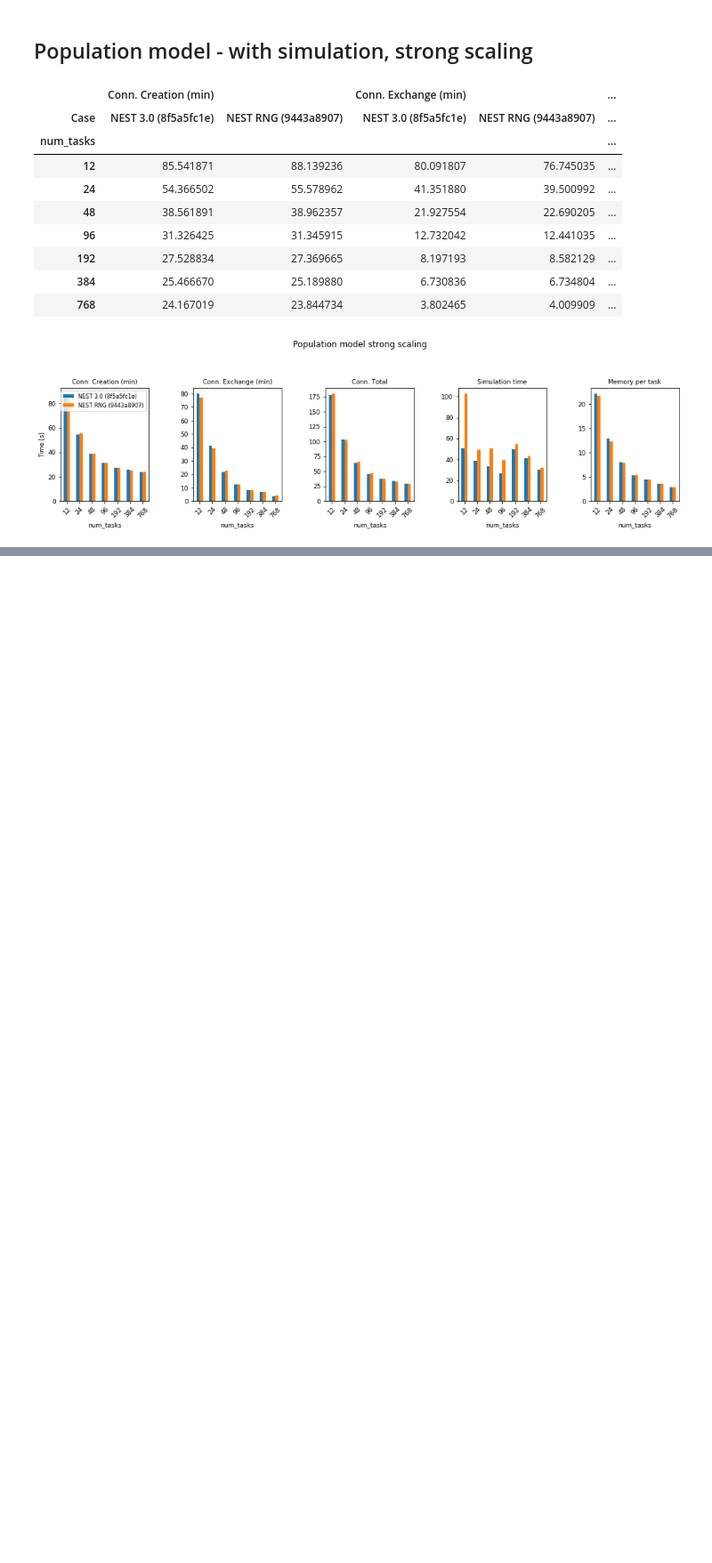
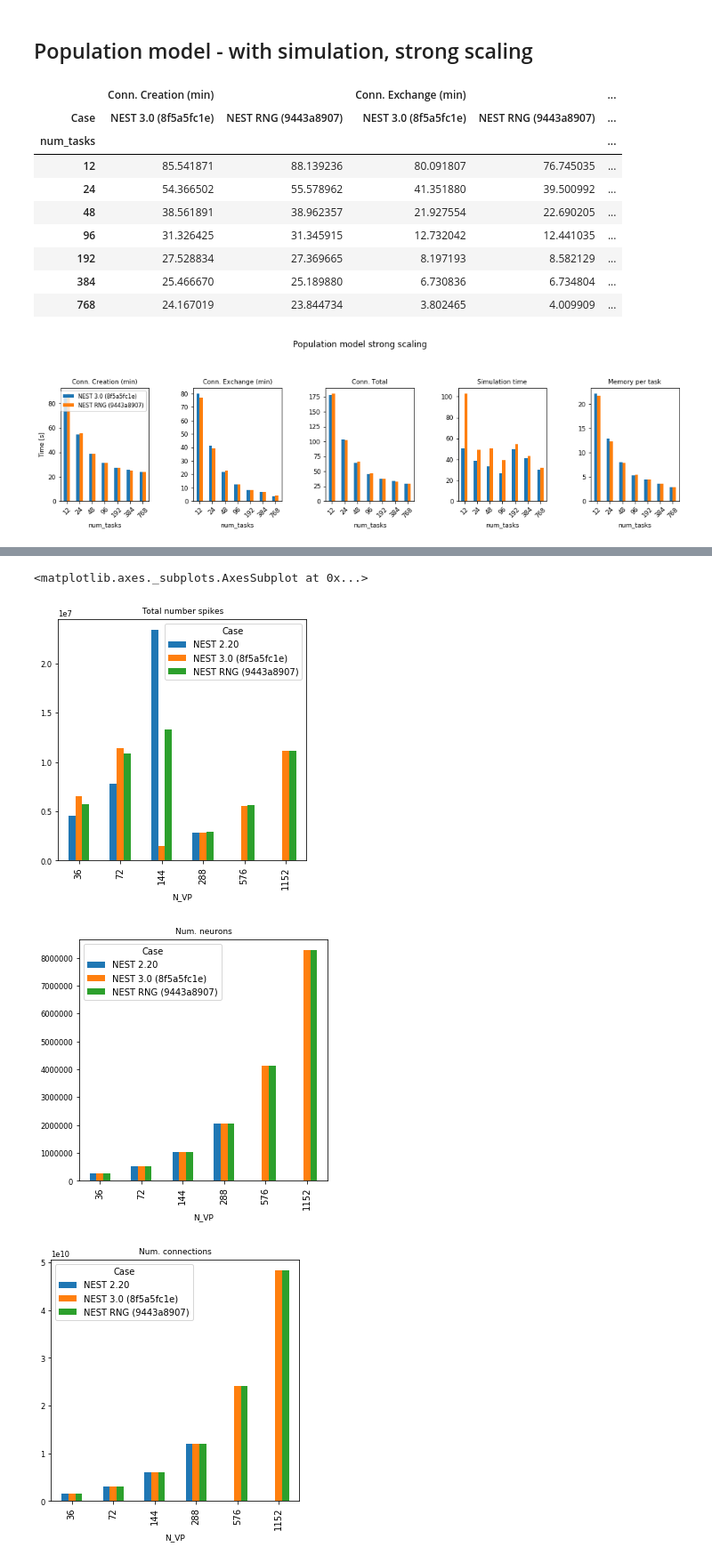
Before and after one commit to INM-6/beNNch, a Jupyter notebook: results/NEST_3_0_benchmark_results/new_random_number.ipynb, the cells around one changed output, grey strips where cells are left out. Shown at 89% size. Saved outputs shown, nothing was run; the diff lists cells and outputs as text; code cells hidden in the pictures; blank space fills up the shorter version.

```diff
--- a/results/NEST_3_0_benchmark_results/new_random_number.ipynb
+++ b/results/NEST_3_0_benchmark_results/new_random_number.ipynb
@@ -285,0 +331,11 @@ pop_strong_p
+# %%
+MAM_s = pd.pivot_table(MAM, index='N_VP', columns='Case', values=['N_spks_sum', 'N_nrns', 'N_conns_sum'])
+
+MAM_s['N_spks_sum'].plot(kind='bar', title="Total number spikes", figsize=(5,5))
+MAM_s['N_nrns'].plot(kind='bar', title="Num. neurons", figsize=(5,5))
+MAM_s['N_conns_sum'].plot(kind='bar', title="Num. connections", figsize=(5,5))
+# %% [output]
+<matplotlib.axes._subplots.AxesSubplot at 0x...>
+[figure, added]
+[figure, added]
+[figure, added]
```
Also changed, not shown: parts of 2 cells of this notebook, 3 other files.
